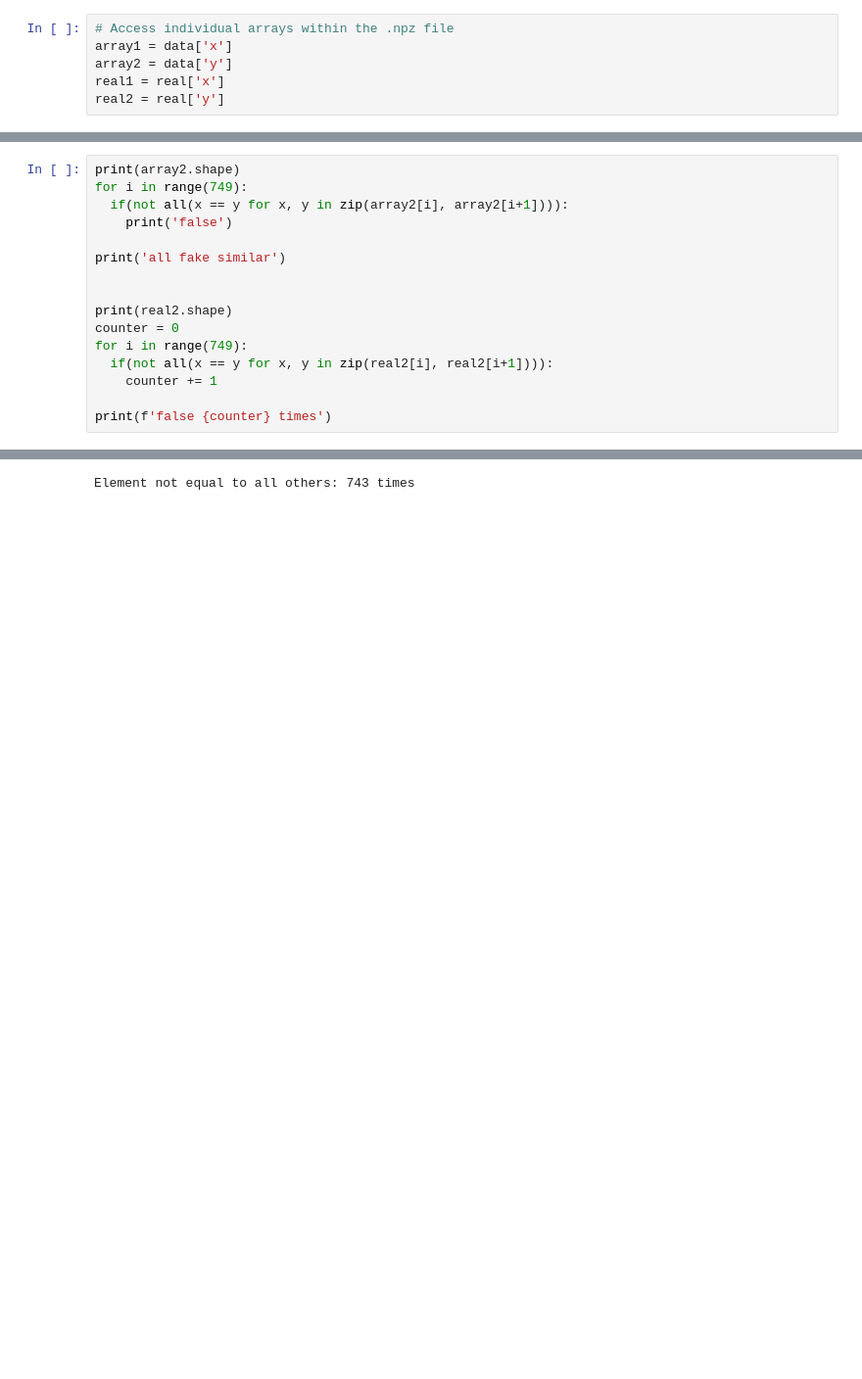
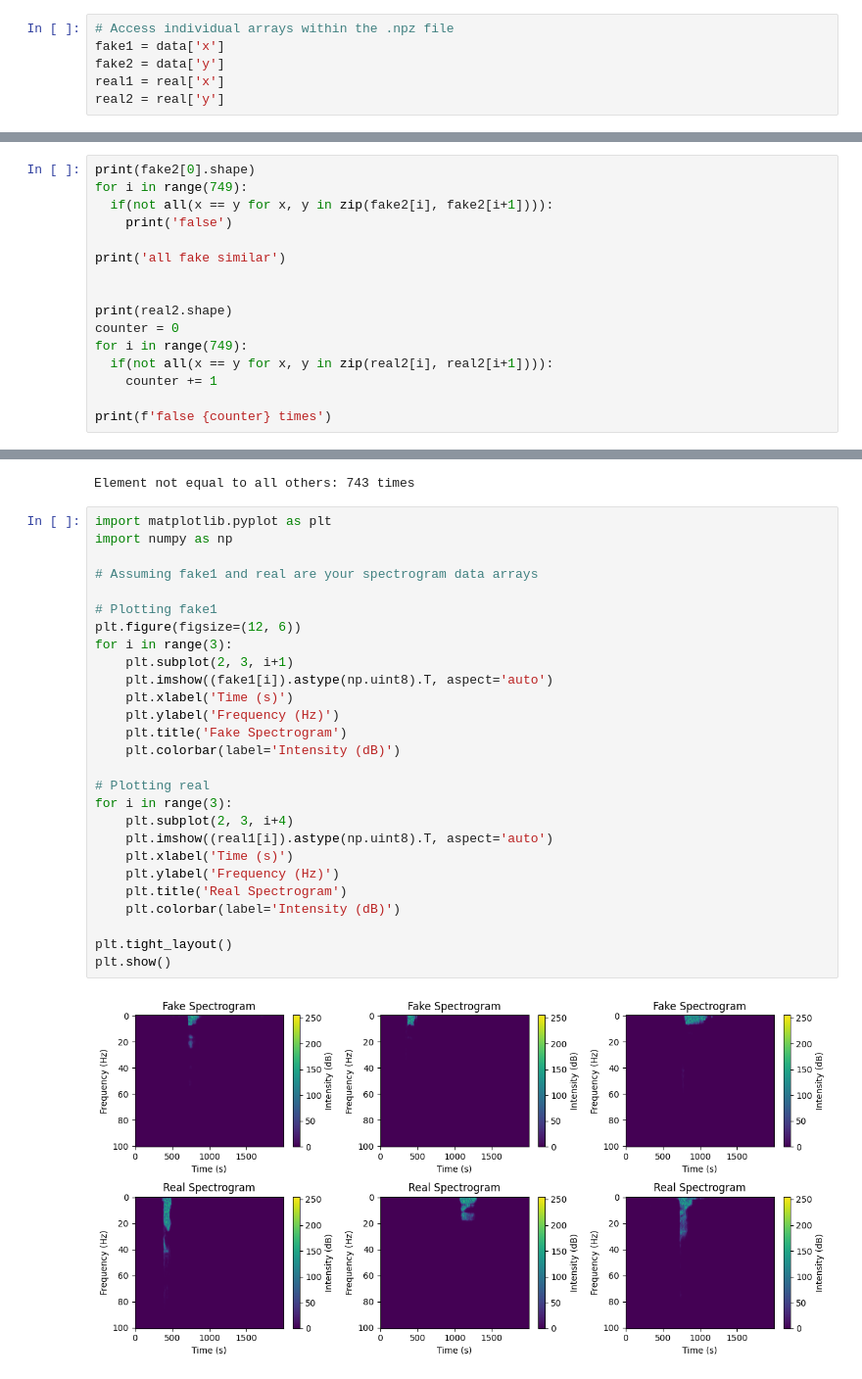
Before and after one commit to nouralmulhem/Cipher-Sphere, a Jupyter notebook: try/fakeDatadet.ipynb, the cells around one changed output, grey strips where cells are left out. Shown at 98% size. Saved outputs shown, nothing was run; the diff lists cells and outputs as text; blank space fills up the shorter version.

```diff
--- a/try/fakeDatadet.ipynb
+++ b/try/fakeDatadet.ipynb
@@ -12,6 +12,6 @@ NpzFile '../dataset/fake.npz' with keys: x, y
 # %%
 # Access individual arrays within the .npz file
-array1 = data['x']
-array2 = data['y']
+fake1 = data['x']
+fake2 = data['y']
 real1 = real['x']
 real2 = real['y']
@@ -69,7 +49,7 @@ Number of ones in the array: 750
 # %%
-print(array2.shape)
+print(fake2[0].shape)
 for i in range(749):
-  if(not all(x == y for x, y in zip(array2[i], array2[i+1]))):
+  if(not all(x == y for x, y in zip(fake2[i], fake2[i+1]))):
     print('false')
 
 print('all fake similar')
@@ -100,3 +80,32 @@ for i in range(len(real2)):
 print(f'Element not equal to all others: {counter} times')
 # %% [output]
 Element not equal to all others: 743 times
+# %%
+import matplotlib.pyplot as plt
+import numpy as np
+
+# Assuming fake1 and real are your spectrogram data arrays
+
+# Plotting fake1
+plt.figure(figsize=(12, 6))
+for i in range(3):
+    plt.subplot(2, 3, i+1)
+    plt.imshow((fake1[i]).astype(np.uint8).T, aspect='auto')
+    plt.xlabel('Time (s)')
+    plt.ylabel('Frequency (Hz)')
+    plt.title('Fake Spectrogram')
+    plt.colorbar(label='Intensity (dB)')
+
+# Plotting real
+for i in range(3):
+    plt.subplot(2, 3, i+4)
+    plt.imshow((real1[i]).astype(np.uint8).T, aspect='auto')
+    plt.xlabel('Time (s)')
+    plt.ylabel('Frequency (Hz)')
+    plt.title('Real Spectrogram')
+    plt.colorbar(label='Intensity (dB)')
+
+plt.tight_layout()
+plt.show()
+# %% [output]
+[figure, added]
```
Also changed, not shown: parts of 13 cells of this notebook, 6 other files.
